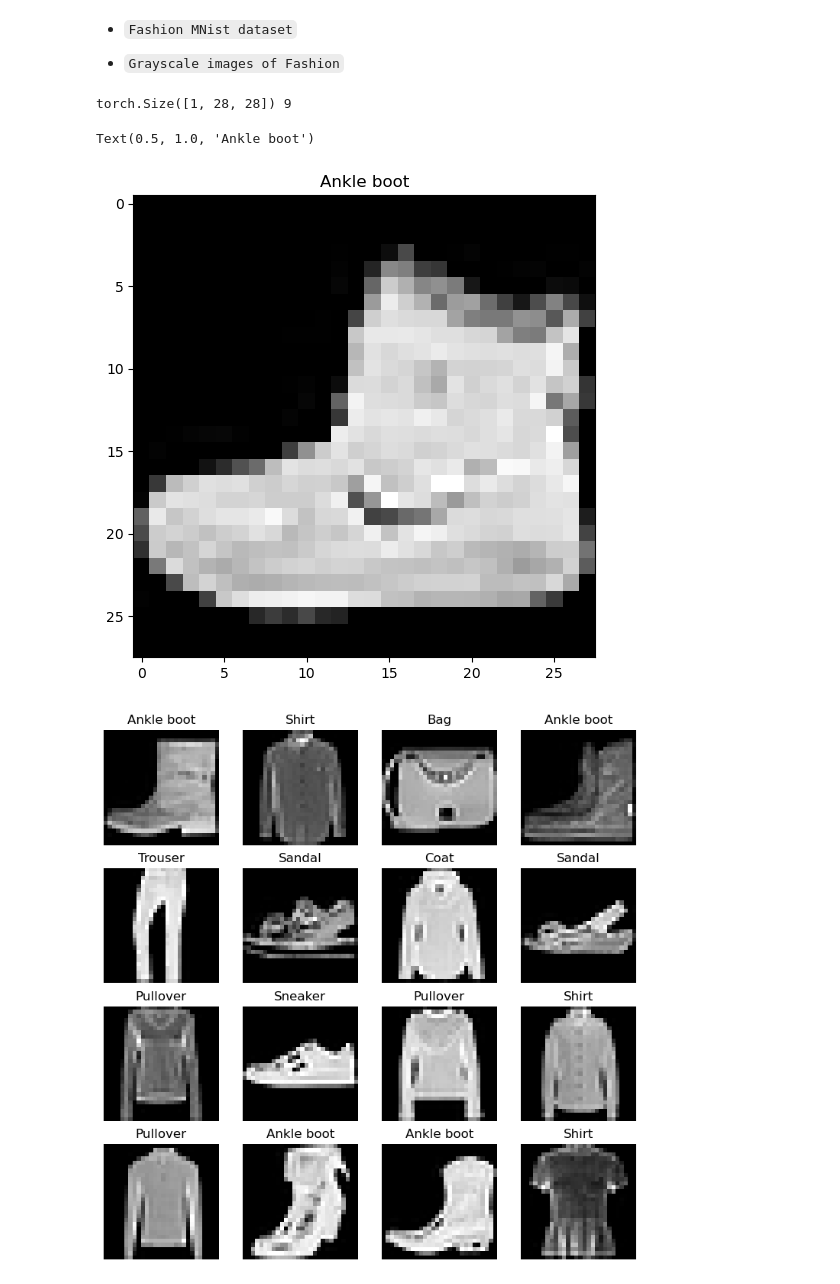
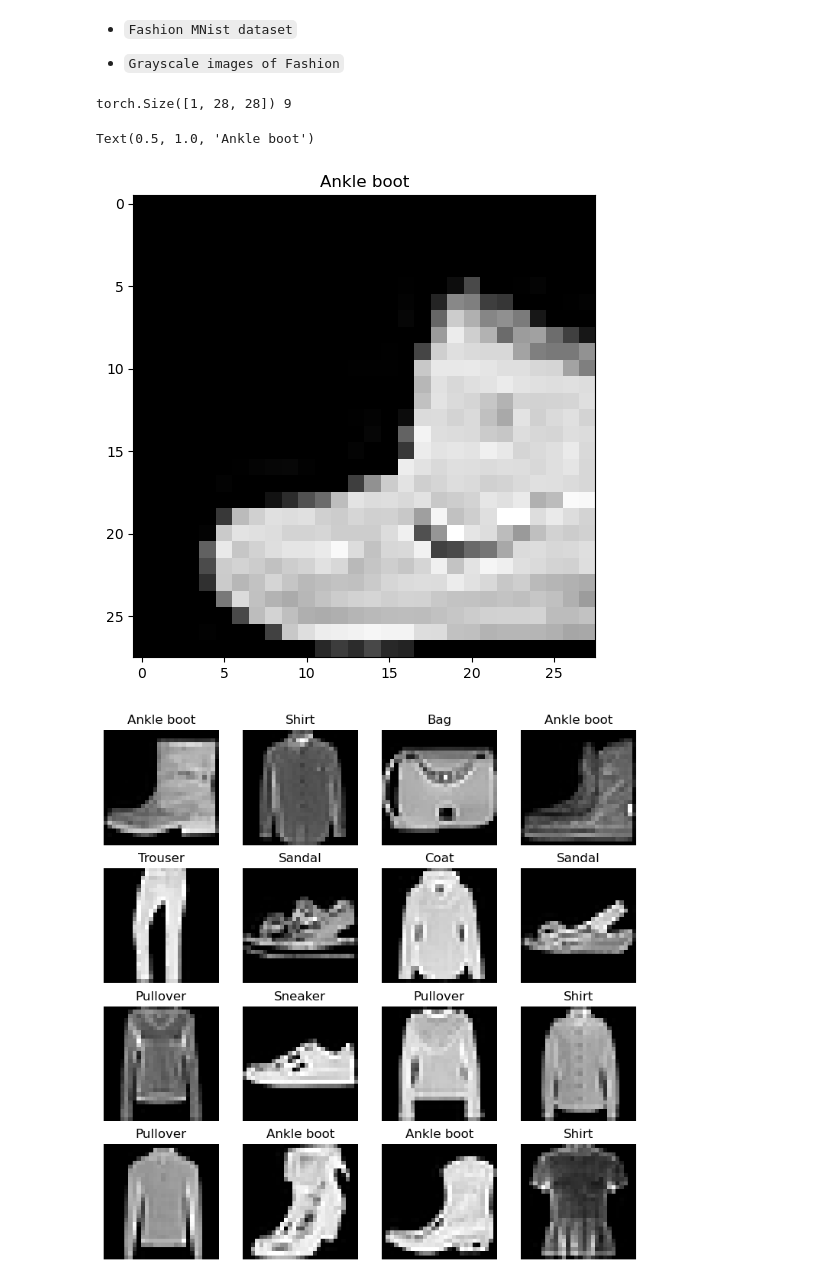
Before and after one commit to DanielSHuq/self-pytorch-deep-learning, a Jupyter notebook: 03_convulutioal_neural_networks.ipynb, the cells around one changed output. Cells and saved outputs as stored; diff of their text form; code cells hidden in the pictures.

Commit message:
feat: create a CNN for fashion MNIST

```diff
--- a/03_convulutioal_neural_networks.ipynb
+++ b/03_convulutioal_neural_networks.ipynb
@@ -38,14 +27,41 @@ class_to_idx = train_data.class_to_idx
+# %%
+from torchvision.datasets import FashionMNIST
+
+train_transforms = transforms.Compose([
+    transforms.RandomHorizontalFlip(),
+    transforms.RandomCrop(28, padding=4),
+    transforms.ToTensor(),
+
+])
+test_transforms = transforms.Compose([
+    transforms.ToTensor(),
+
+])
+
+train_dataset = FashionMNIST(
+    root="data",
+    train=True,
+    transform=train_transforms,
+    download=True
+)
+
+test_dataset = FashionMNIST(
+    root="data",
+    train=False,
+    transform=test_transforms,
+    download=True
+)
 # %%
-class_names, class_to_idx
-image,label = train_data[0]
+class_names, class_to_idx = train_dataset.classes, train_dataset.class_to_idx
+image,label = train_dataset[0]
 print(image.shape, label)
 plt.figure(figsize=(12,6))
 plt.imshow(image.squeeze(), cmap='gray')
 plt.title(class_names[label])
 # %% [output]
 torch.Size([1, 28, 28]) 9
 Text(0.5, 1.0, 'Ankle boot')
-[figure, old version]
+[figure, new version]
 # %%
 torch.manual_seed(42)
 fig = plt.figure(figsize=(9,9))
```
Also changed, not shown: parts of 20 cells of this notebook, 2 other files.
